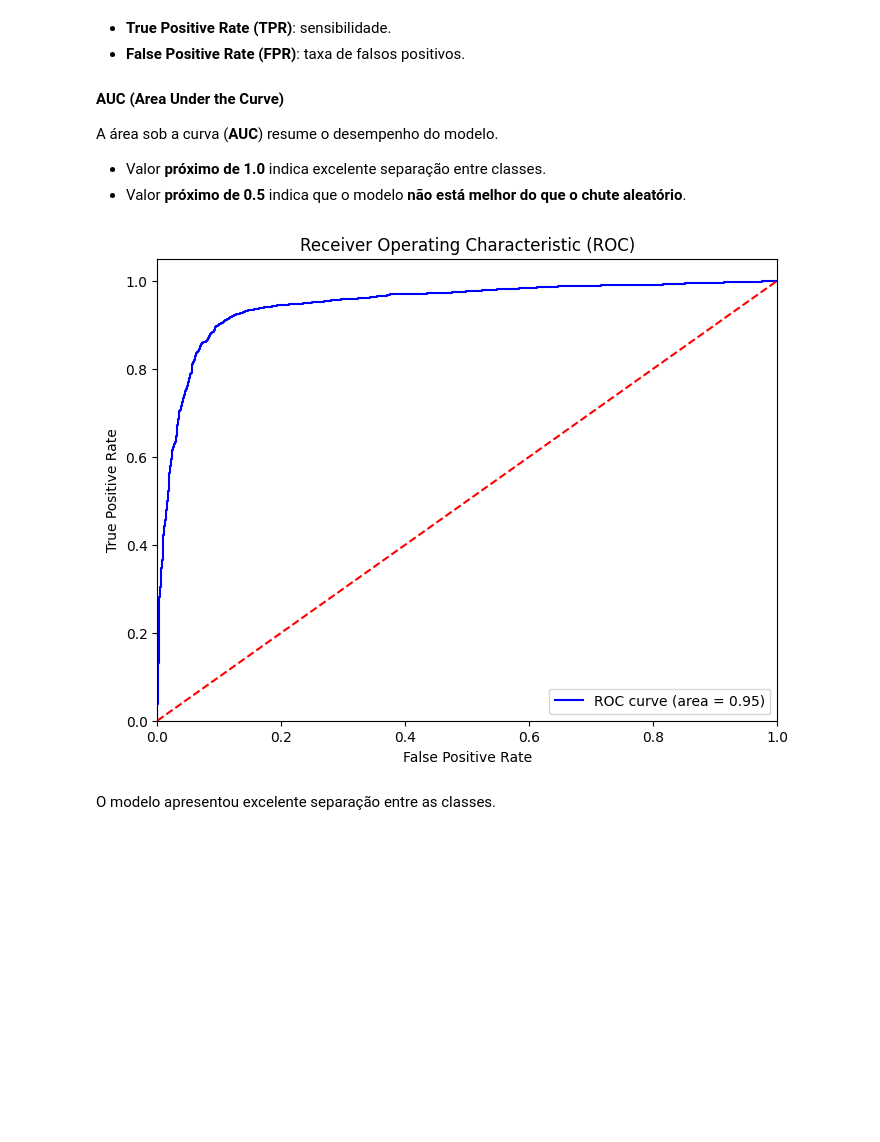
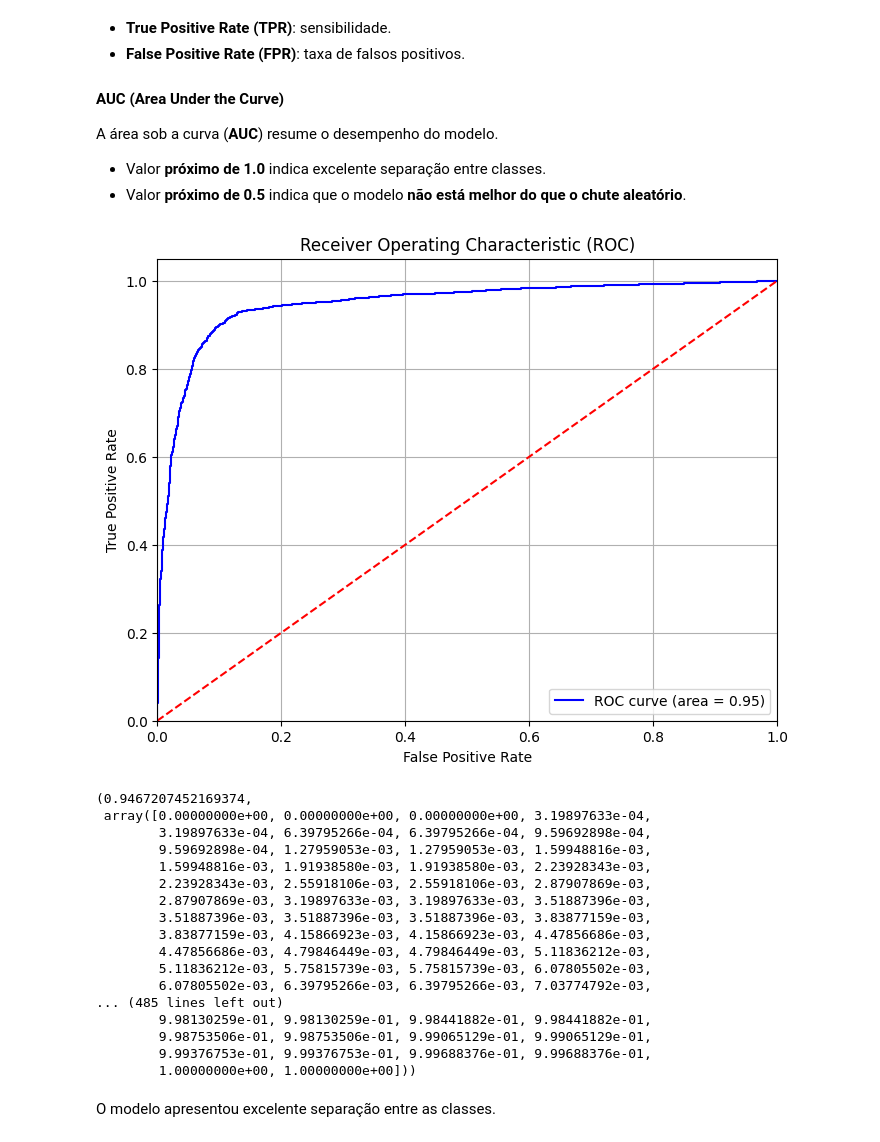
Before and after one commit to pedrohmvv/Consumidor-Gov, a Jupyter notebook: notebooks/modeling.ipynb, the cells around one changed output. Saved outputs shown, nothing was run; the diff lists cells and outputs as text; code cells hidden in the pictures; blank space fills up the shorter version.

```diff
--- a/notebooks/modeling.ipynb
+++ b/notebooks/modeling.ipynb
@@ -643,3 +682,26 @@ print(classification_report(y_test, y_pred_logreg))
     accuracy                           0.90      6335
    macro avg       0.90      0.90      0.90      6335
 weighted avg       0.90      0.90      0.90      6335
+# %%
+from sklearn.metrics import roc_curve, auc
+import matplotlib.pyplot as plt
+
+
+def plot_roc_curve(y_test, y_pred_proba):
+    fpr, tpr, thresholds = roc_curve(y_test, y_pred_proba)
+    roc_auc = auc(fpr, tpr)
+
+    # Plota a curva ROC
+    plt.figure(figsize=(8, 6))
+    plt.plot(fpr, tpr, color='blue', label=f'ROC curve (area = {roc_auc:.2f})')
+    plt.plot([0, 1], [0, 1], color='red', linestyle='--')
+    plt.xlim([0.0, 1.0])
+    plt.ylim([0.0, 1.05])
+    plt.xlabel('False Positive Rate')
+    plt.ylabel('True Positive Rate')
+    plt.title('Receiver Operating Characteristic (ROC)')
+    plt.legend(loc='lower right')
+    plt.grid(True)
+    plt.show()
+
+    return roc_auc, fpr, tpr
@@ -719,25 +806,29 @@ A área sob a curva (**AUC**) resume o desempenho do modelo.
 # %%
 # Plot AUC - ROC Curve
 from sklearn.metrics import roc_curve, auc
 import matplotlib.pyplot as plt
 
-y_pred_proba = best_lr_model.predict_proba(X_test)[:, 1]
-# Calc ROC
-fpr, tpr, thresholds = roc_curve(y_test, y_pred_proba)
-roc_auc = auc(fpr, tpr)
-# ROC
-plt.figure(figsize=(8, 6))
-plt.plot(fpr, tpr, color='blue', label=f'ROC curve (area = {roc_auc:.2f})')
-plt.plot([0, 1], [0, 1], color='red', linestyle='--')
-plt.xlim([0.0, 1.0])
-plt.ylim([0.0, 1.05])
-plt.xlabel('False Positive Rate')
-plt.ylabel('True Positive Rate')
-plt.title('Receiver Operating Characteristic (ROC)')
-plt.legend(loc='lower right')
-plt.show()
+y_pred_proba2 = best_lr_model.predict_proba(X_test)[:, 1]
+plot_roc_curve(y_test, y_pred_proba2)
 # %% [output]
-[figure, old version]
+[figure, new version]
+(0.9467207452169374,
+ array([0.00000000e+00, 0.00000000e+00, 0.00000000e+00, 3.19897633e-04,
+        3.19897633e-04, 6.39795266e-04, 6.39795266e-04, 9.59692898e-04,
+        9.59692898e-04, 1.27959053e-03, 1.27959053e-03, 1.59948816e-03,
+        1.59948816e-03, 1.91938580e-03, 1.91938580e-03, 2.23928343e-03,
+        2.23928343e-03, 2.55918106e-03, 2.55918106e-03, 2.87907869e-03,
+        2.87907869e-03, 3.19897633e-03, 3.19897633e-03, 3.51887396e-03,
+        3.51887396e-03, 3.51887396e-03, 3.51887396e-03, 3.83877159e-03,
+        3.83877159e-03, 4.15866923e-03, 4.15866923e-03, 4.47856686e-03,
+        4.47856686e-03, 4.79846449e-03, 4.79846449e-03, 5.11836212e-03,
+        5.11836212e-03, 5.75815739e-03, 5.75815739e-03, 6.07805502e-03,
+        6.07805502e-03, 6.39795266e-03, 6.39795266e-03, 7.03774792e-03,
+... (485 lines left out)
+        9.98130259e-01, 9.98130259e-01, 9.98441882e-01, 9.98441882e-01,
+        9.98753506e-01, 9.98753506e-01, 9.99065129e-01, 9.99065129e-01,
+        9.99376753e-01, 9.99376753e-01, 9.99688376e-01, 9.99688376e-01,
+        1.00000000e+00, 1.00000000e+00]))
 # %% [markdown]
 O modelo apresentou excelente separação entre as classes.
 # %%
```
Also changed, not shown: parts of 26 cells of this notebook, 17 other files.
